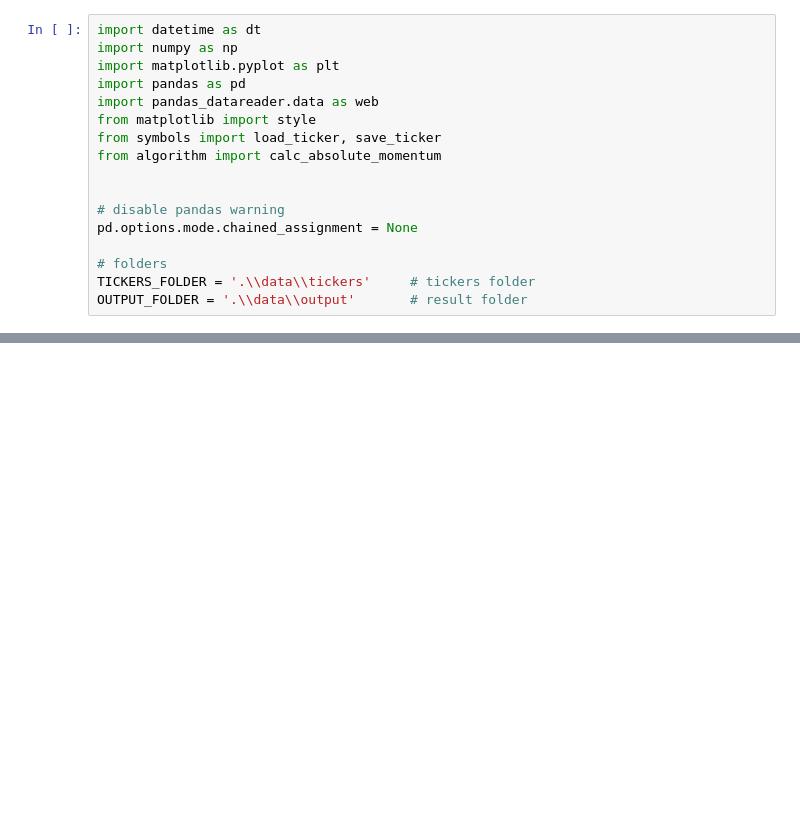
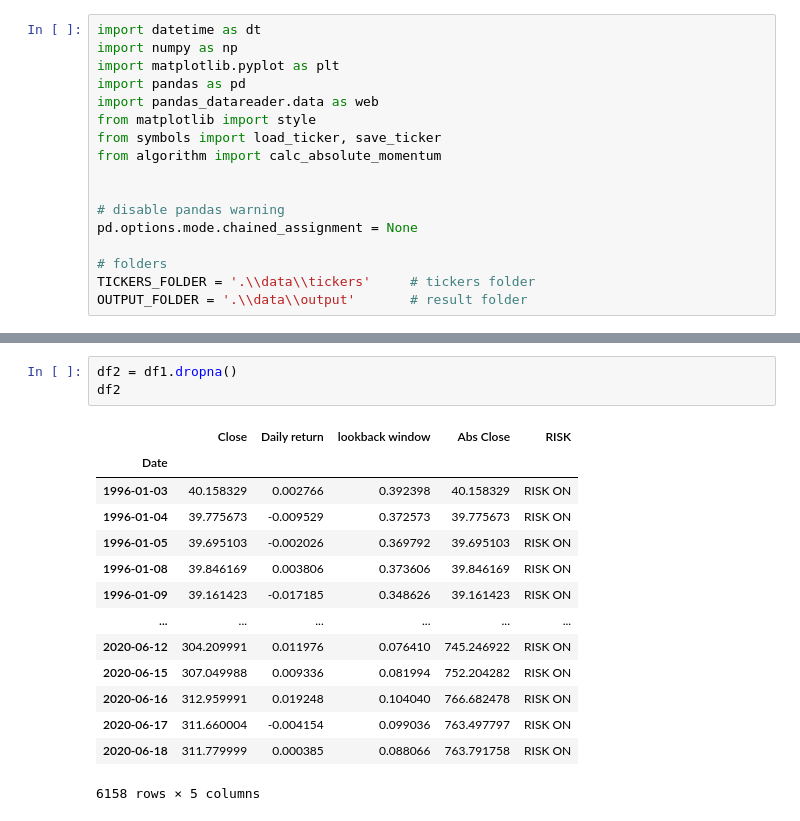
Before and after one commit to yochay/absolute-momentum, a Jupyter notebook: experiments.ipynb, the cells around one changed output, grey strips where cells are left out. Cells and saved outputs as stored; diff of their text form; blank space fills up the shorter version.

```diff
--- a/experiments.ipynb
+++ b/experiments.ipynb
@@ -75,0 +97,18 @@ df_res.dropna()[['Close', 'MA200', 'Abs Close']].plot(label=ticker, figsize=(16,
+# %%
+df2 = df1.dropna()
+df2
+# %% [output]
+|  | Close | Daily return | lookback window | Abs Close | RISK |
+| Date |  |  |  |  |  |
+| 1996-01-03 | 40.158329 | 0.002766 | 0.392398 | 40.158329 | RISK ON |
+| 1996-01-04 | 39.775673 | -0.009529 | 0.372573 | 39.775673 | RISK ON |
+| 1996-01-05 | 39.695103 | -0.002026 | 0.369792 | 39.695103 | RISK ON |
+| 1996-01-08 | 39.846169 | 0.003806 | 0.373606 | 39.846169 | RISK ON |
+| 1996-01-09 | 39.161423 | -0.017185 | 0.348626 | 39.161423 | RISK ON |
+| ... | ... | ... | ... | ... | ... |
+| 2020-06-12 | 304.209991 | 0.011976 | 0.076410 | 745.246922 | RISK ON |
+| 2020-06-15 | 307.049988 | 0.009336 | 0.081994 | 752.204282 | RISK ON |
+| 2020-06-16 | 312.959991 | 0.019248 | 0.104040 | 766.682478 | RISK ON |
+| 2020-06-17 | 311.660004 | -0.004154 | 0.099036 | 763.497797 | RISK ON |
+| 2020-06-18 | 311.779999 | 0.000385 | 0.088066 | 763.791758 | RISK ON |
+6158 rows × 5 columns
```
Also changed, not shown: parts of 6 cells of this notebook, 11 other files.
